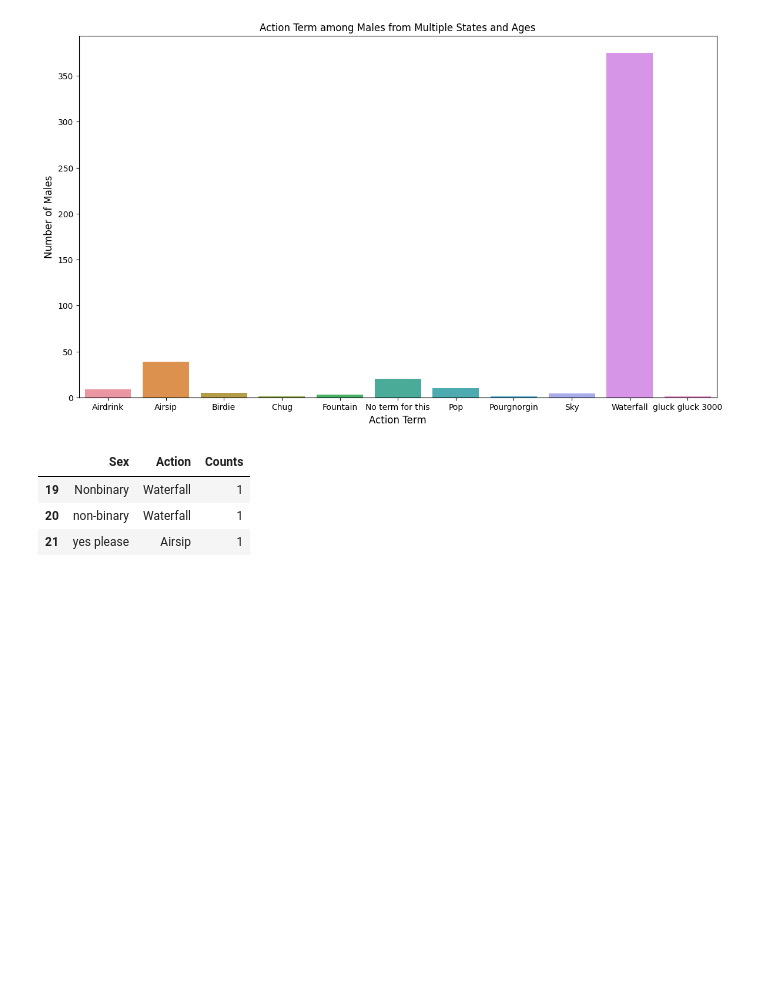
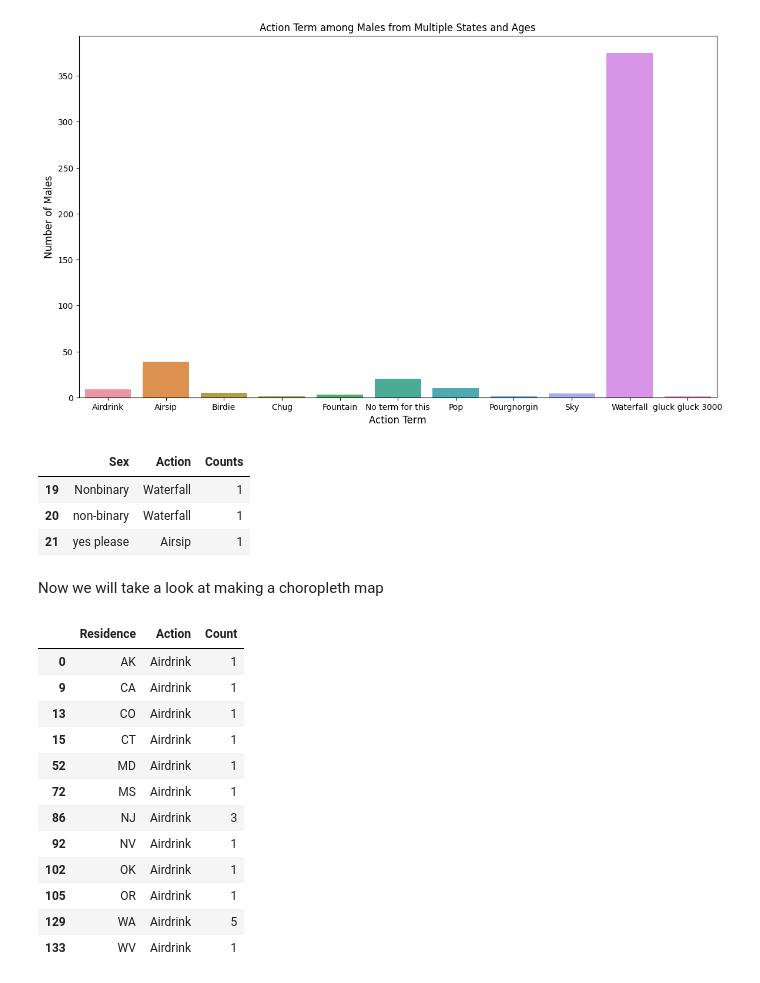
Before and after one commit to kevasinghal/finalproject, a Jupyter notebook: airsip.ipynb, the cells around one changed output. Cells and saved outputs as stored; diff of their text form; code cells hidden in the pictures; blank space fills up the shorter version.

```diff
--- a/airsip.ipynb
+++ b/airsip.ipynb
@@ -633,3 +634,26 @@ temp
 | 21 | yes please | Airsip | 1 |
 # %%
 # Will add more graphs in the morning
+# %% [markdown]
+Now we will take a look at making a choropleth map
+# %%
+num_in_states
+responses = num_in_states["Action"].unique()
+
+fountain = num_in_states[num_in_states["Action"] == "Airdrink"]
+fountain.columns = ['Residence', 'Action', 'Count']
+fountain
+# %% [output]
+|  | Residence | Action | Count |
+| 0 | AK | Airdrink | 1 |
+| 9 | CA | Airdrink | 1 |
+| 13 | CO | Airdrink | 1 |
+| 15 | CT | Airdrink | 1 |
+| 52 | MD | Airdrink | 1 |
+| 72 | MS | Airdrink | 1 |
+| 86 | NJ | Airdrink | 3 |
+| 92 | NV | Airdrink | 1 |
+| 102 | OK | Airdrink | 1 |
+| 105 | OR | Airdrink | 1 |
+| 129 | WA | Airdrink | 5 |
+| 133 | WV | Airdrink | 1 |
```
Also changed, not shown: parts of 5 cells of this notebook.
